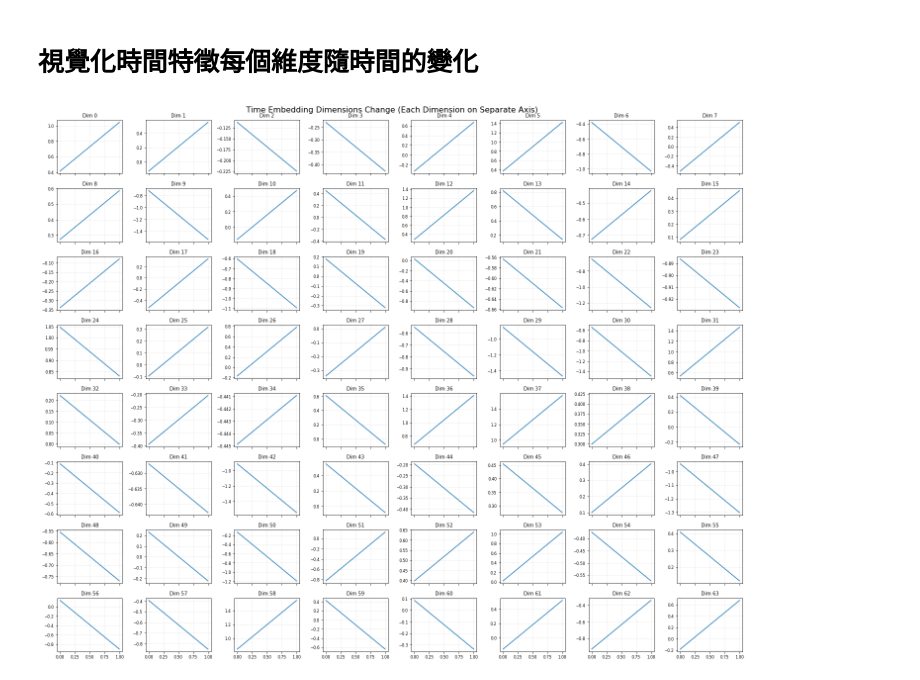
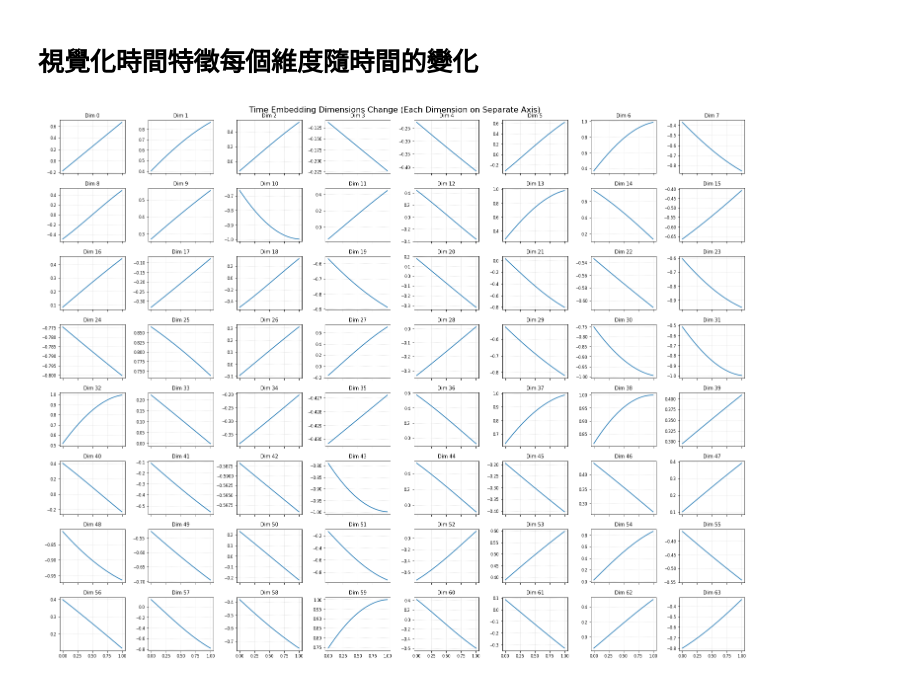
Before and after one commit to xianggu92/Master, a Jupyter notebook: implementations/FuseMoE/src/analysis/visualize_mtand_attn.ipynb, the cells around one changed output. Cells and saved outputs as stored; diff of their text form; code cells hidden in the pictures.

```diff
--- a/implementations/FuseMoE/src/analysis/visualize_mtand_attn.ipynb
+++ b/implementations/FuseMoE/src/analysis/visualize_mtand_attn.ipynb
@@ -186,45 +194,39 @@ for subdir, dirs, files in os.walk(rootdir):
 # 視覺化時間特徵每個維度隨時間的變化
 # %%
 # 1. 建立 0 到 1 之間的時間序列
-t_steps = torch.linspace(0, 1, 200).unsqueeze(-1).to(device=next(model.parameters()).device)
-
-def get_time_embedding(t):
-    p_emb = model.periodic(t)
-    l_emb = model.linear(t)
-    return torch.cat([p_emb, l_emb], dim=-1)
+t_steps = torch.linspace(0, 1, 100).unsqueeze(0).to(device=next(model.parameters()).device)
 
 # 2. 取得 Time Embedding 的輸出
 with torch.no_grad():
-    time_emb = get_time_embedding(t_steps).cpu().numpy()
-
-num_dims = time_emb.shape[1]  # 預期維度為 64
+    time_emb = model.learn_time_embedding(t_steps).cpu().numpy() # [1, 100, time_dim]
+num_dims = time_emb.shape[-1]
 
 # 3. 設定 8 行 8 列的子圖網格 (8x8 = 64)
 cols = 8
 rows = (num_dims + cols - 1) // cols
 
 fig, axes = plt.subplots(rows, cols, figsize=(20, 16), sharex=True)
 axes = axes.flatten()  # 將多維子圖陣列展平，便於迴圈遍歷
 
-t_np = t_steps.cpu().numpy()
+t_np = t_steps[0].cpu().numpy()
 
 # 4. 依序繪製每個維度的變化
 for i in range(num_dims):
     ax = axes[i]
-    ax.plot(t_np, time_emb[:, i], color='tab:blue', linewidth=1.5)
+    ax.plot(t_np, time_emb[0, :, i], color='tab:blue', linewidth=1.5)
     ax.set_title(f'Dim {i}', fontsize=10)
     ax.grid(True, linestyle=':', alpha=0.6)
     ax.tick_params(axis='both', which='major', labelsize=8)
 
 # 5. 如果有剩餘未使用的子圖則予以隱藏
 for j in range(num_dims, len(axes)):
     fig.delaxes(axes[j])
 
 plt.suptitle('Time Embedding Dimensions Change (Each Dimension on Separate Axis)', fontsize=16)
 plt.tight_layout()
 
 # 儲存並顯示圖表
 plt.savefig(os.path.join(rootdir, 'images', 'time_embedding_separate_axes.png'), transparent=False, facecolor='white')
 plt.show()
 # %% [output]
-[figure, old version]
+[figure, new version]
```
Also changed, not shown: parts of 1 cell of this notebook.
